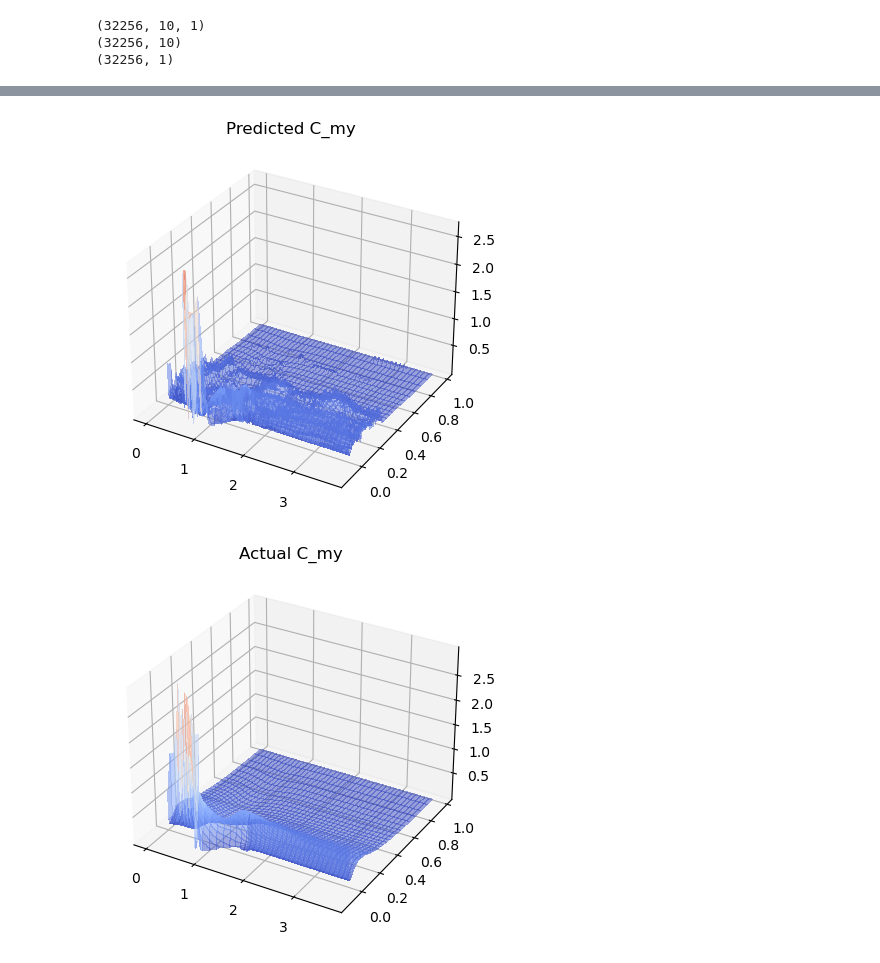
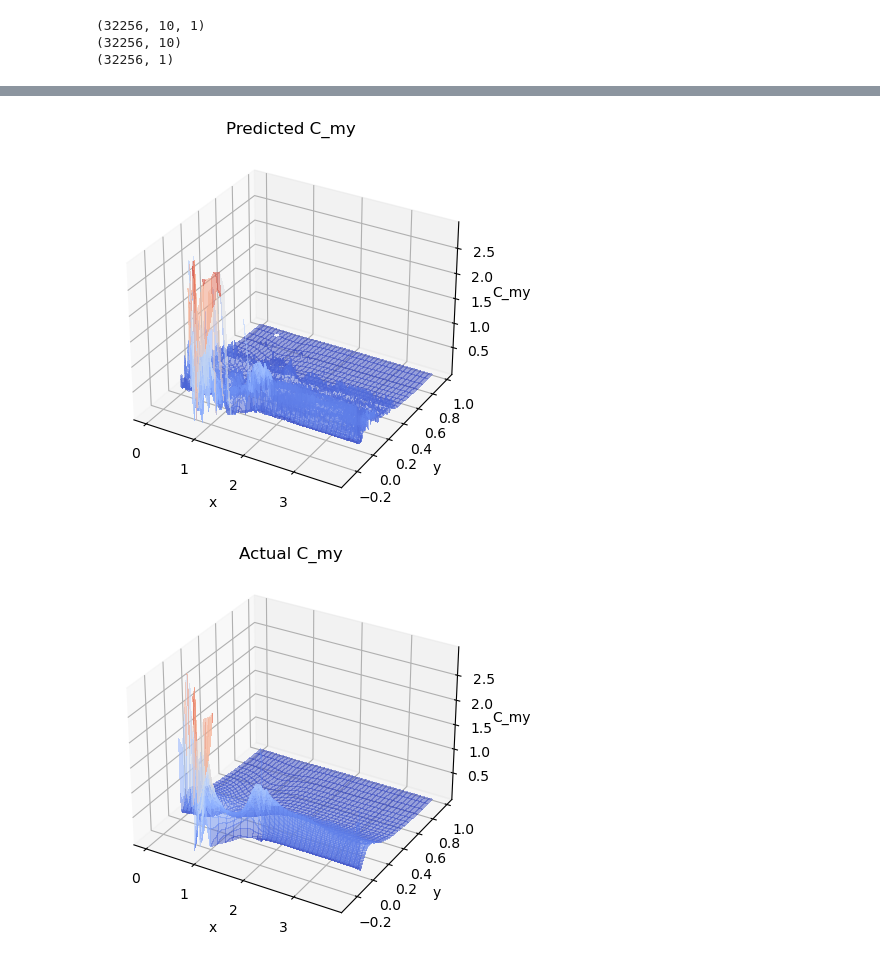
Before and after one commit to Beolinen/Kandidatarbete-ML-for-turbulence-modelling, a Jupyter notebook: kdTree_folder/kNN_c_my.ipynb, the cells around one changed output, grey strips where cells are left out. Drawn from its saved outputs; the diff is of its cells as text; code cells hidden in the pictures.

Commit message:
Better plots and more cases

```diff
--- a/kdTree_folder/kNN_c_my.ipynb
+++ b/kdTree_folder/kNN_c_my.ipynb
@@ -40,8 +41,8 @@ large_wave/
 one_hill/
 two_hills/
 # %%
-DNS_file_path = "small_wave/"
-training_case = False
+DNS_file_path = "large_wave/"
+training_case = True
 # %%
 # Load data from tec and mesh files
 tec = np.genfromtxt(DNS_file_path + "tec.dat", dtype=None, comments="%")
@@ -221,8 +250,10 @@ test_c_my = np.reshape(c_my, (n * m, 1))
 #    test_points = np.delete(points, np.s_[0:int(len(points) * training_percentage)], axis=0)
 #    test_c_my = np.delete(c_my_list, np.s_[0:int(len(c_my_list) * training_percentage)], axis=0)
 # %%
+# Create or load KDTree
+
 if training_case:
-    c_my_tree = KDTree(training_points)
+    c_my_tree = cKDTree(training_points)
     with open('c_my_tree.pickle', 'wb') as f:
         pickle.dump(c_my_tree, f)
 else:
@@ -293,29 +324,29 @@ plt.show()
 # %%
 # Plot the predicted & actual C_my values over the x_center and y_center plane in subplots
 
 # Reshape the data to earlier dimensions
 average_knn_c_my = np.reshape(average_knn_c_my, (m, n))
 test_c_my = np.reshape(test_c_my, (m, n))
 
 # Plot the predicted & actual C_my values over the x_center_average and y_center_average plane
 
 fig = plt.figure()
 ax = fig.gca(projection='3d')
 surf = ax.plot_surface(x_center_average, y_center_average, average_knn_c_my, cmap=cm.coolwarm, linewidth=0, antialiased=False, alpha=0.5, vmin=0, vmax=3, zorder=1)
-ax.set_label('x')
-ax.set_label('y')
-ax.set_label('C_my')
 ax.set_title('Predicted C_my')
+ax.set_xlabel('x')
+ax.set_ylabel('y')
+ax.set_zlabel('C_my')
 plt.show()
 
 fig = plt.figure()
 ax = fig.gca(projection='3d')
 surf = ax.plot_surface(x_center_average, y_center_average, test_c_my, cmap=cm.coolwarm, linewidth=0, antialiased=False, alpha=0.5, vmin=0, vmax=3, zorder=1)
-ax.set_label('x')
-ax.set_label('y')
-ax.set_label('C_my')
 ax.set_title('Actual C_my')
+ax.set_xlabel('x')
+ax.set_ylabel('y')
+ax.set_zlabel('C_my')
 plt.show()
 # %% [output]
-[figure, old version]
+[figure, new version]
-[figure, old version]
+[figure, new version]
```
Also changed, not shown: parts of 13 cells of this notebook, 4 other files.
